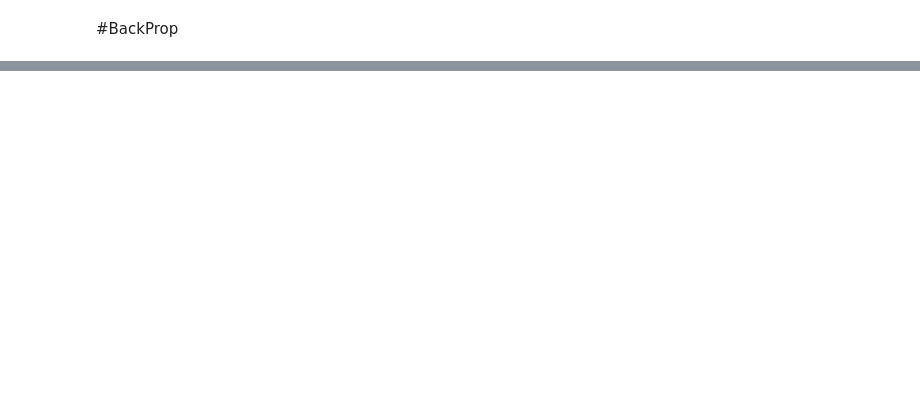
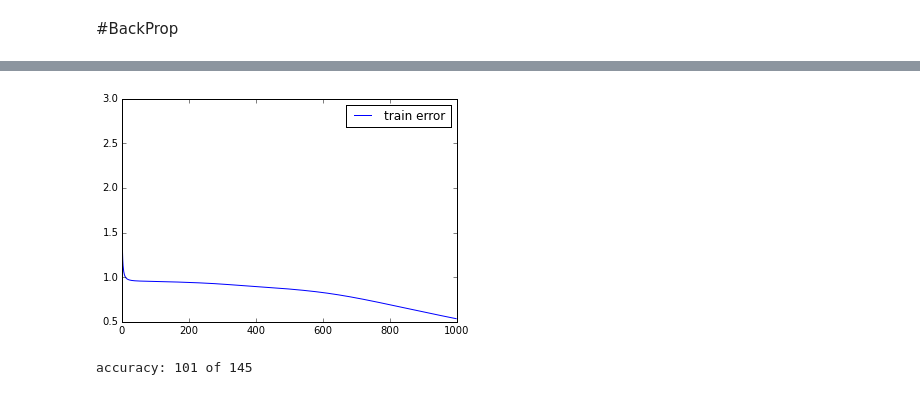
Before and after one commit to feldsherov/DM2, a Jupyter notebook: BackProp/BackProp.ipynb, the cells around one changed output, grey strips where cells are left out. Saved outputs shown, nothing was run; the diff lists cells and outputs as text; code cells hidden in the pictures; blank space fills up the shorter version.

```diff
--- a/BackProp/BackProp.ipynb
+++ b/BackProp/BackProp.ipynb
@@ -14,29 +17,36 @@ WARNING: pylab import has clobbered these variables: ['test']
 DATA_PATH = "../DataSets/big_alphabet_29x29/"
 # %%
 def sigmoid(z):
-    return 1/(1 + np.exp(-z))
+    return 1 / (1 + np.exp(-z))
 
 
 def d_sigmoid(z):
-    return np.exp(-z)*((1 + np.exp(-z))**(-2))
+    s = sigmoid(z)
+    return s * (1 - s)
 
 
-def l2dist(pred, y):
-    return np.sum((pred - y)**2, axis=1)
+def l2dist(y, pred):
+    return np.sum((pred - y)**2, axis=1).reshape(pred.shape[0], 1)
 
 
-def d_l2dist(pred, y):
+def d_l2dist(y, pred):
     return 2 * (pred - y)
 
 
 def softmax(z):
     ex = np.exp(z)
-    return ex / np.sum(ex)
+    return ex / np.sum(ex, axis=1).reshape(ex.shape[0], 1)
 
 
 def d_softmax(m):
     y = softmax(m)
     return y * (1 - y)
+
+def idx(m):
+    return m
+
+def d_idx(m):
+    return 1
 # %%
 class MLP:
     def __init__(self, input_dimension=None,
@@ -263,0 +248,12 @@ array([22, 22, 22, 22, 22, 22, 22, 22, 22, 22, 22, 22, 22, 22, 22, 22, 22,
+# %%
+mlp1 = MLP1(input_dimension=29*29,
+          layers_structure=[100 for i in range(1)] + [26],
+           activation_functions=[sigmoid, sigmoid])
+
+error = mlp1.train_backprop(train_data,
+                    train_target,
+                    learning_rate=0.1,
+                    goal=l2dist,
+                    d_goal=d_l2dist,
+                    d_f_list=[d_sigmoid, d_sigmoid],
+                    max_iter=1000)
@@ -263,0 +278,13 @@ array([22, 22, 22, 22, 22, 22, 22, 22, 22, 22, 22, 22, 22, 22, 22, 22, 22,
+# %%
+pl.plot(error, label="train error")
+pl.legend()
+pl.show()
+# %% [output]
+[figure, added]
+# %%
+prediction = mlp1.compute_output(val_data)
+prediction_classes = np.argmax(prediction, axis=1)
+
+print "accuracy: %d of %d" % (np.sum(prediction_classes == val_classes), val_classes.size)
+# %% [output]
+accuracy: 101 of 145
```
Also changed, not shown: parts of 23 cells of this notebook.
